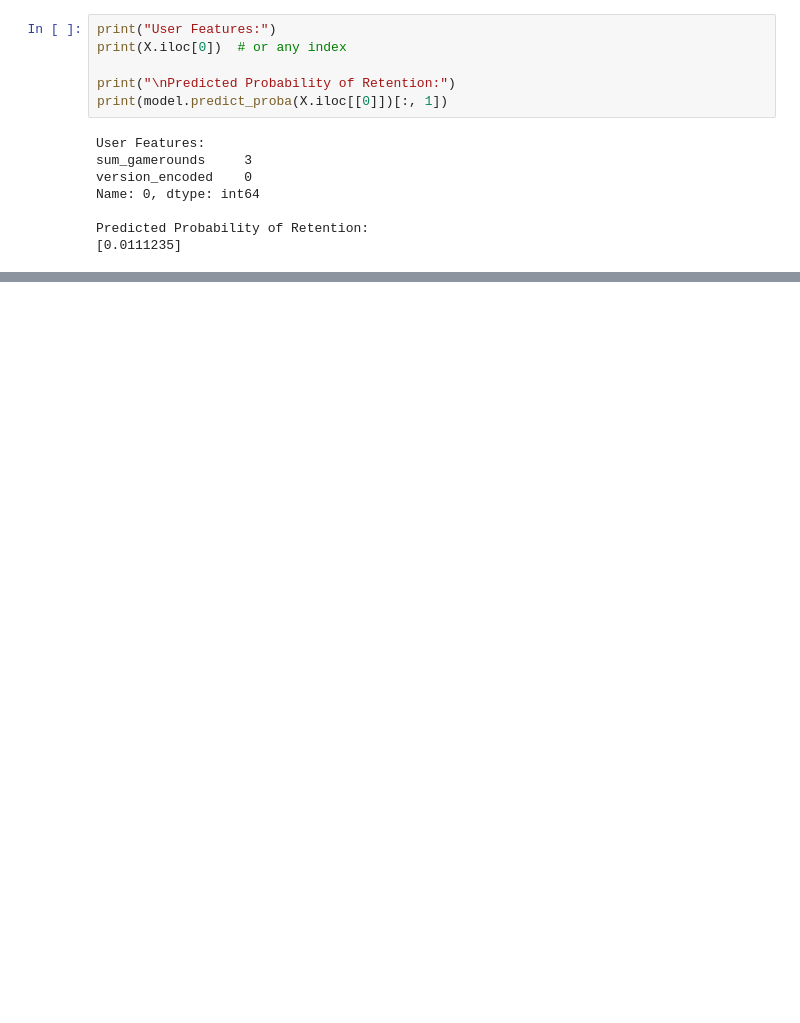
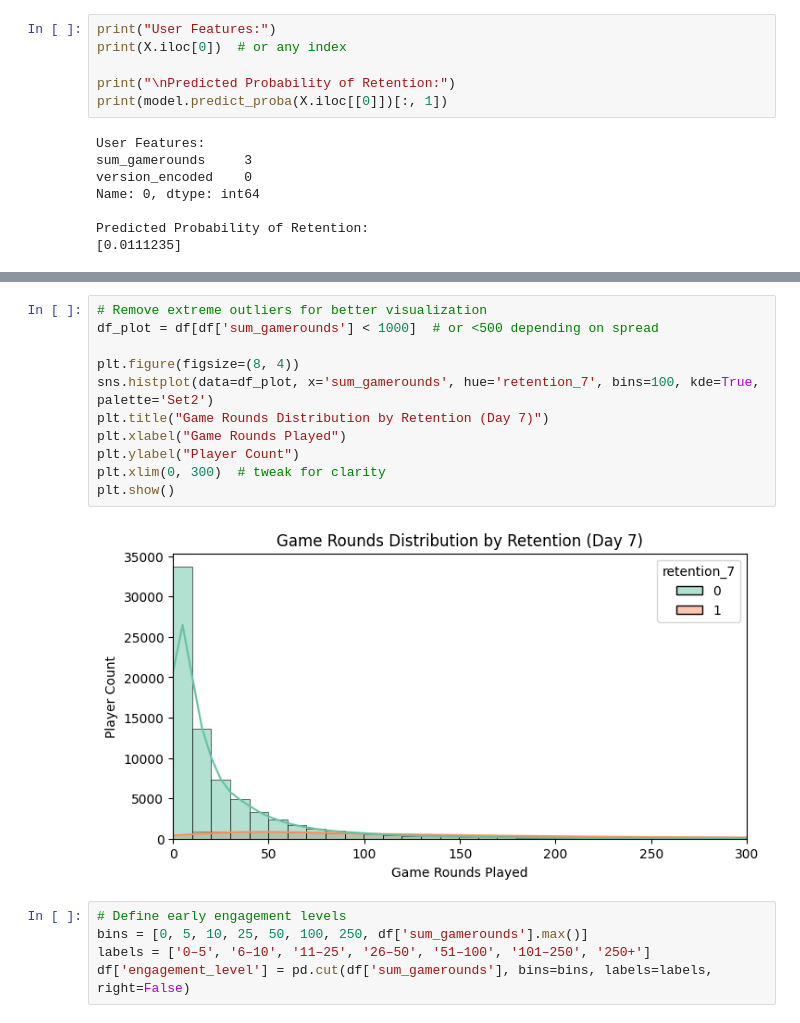
Before and after one commit to JahnaviPatel84/Cookie-Cats-Retention-Analysis, a Jupyter notebook: Cookie_Cats_Retention_Analysis.ipynb, the cells around one changed output, grey strips where cells are left out. Drawn from its saved outputs; the diff is of its cells as text; blank space fills up the shorter version.

```diff
--- a/Cookie_Cats_Retention_Analysis.ipynb
+++ b/Cookie_Cats_Retention_Analysis.ipynb
@@ -123,0 +141,18 @@ Predicted Probability of Retention:
+# %%
+# Remove extreme outliers for better visualization
+df_plot = df[df['sum_gamerounds'] < 1000]  # or <500 depending on spread
+
+plt.figure(figsize=(8, 4))
+sns.histplot(data=df_plot, x='sum_gamerounds', hue='retention_7', bins=100, kde=True, palette='Set2')
+plt.title("Game Rounds Distribution by Retention (Day 7)")
+plt.xlabel("Game Rounds Played")
+plt.ylabel("Player Count")
+plt.xlim(0, 300)  # tweak for clarity
+plt.show()
+# %% [output]
+[figure, added]
+# %%
+# Define early engagement levels
+bins = [0, 5, 10, 25, 50, 100, 250, df['sum_gamerounds'].max()]
+labels = ['0–5', '6–10', '11–25', '26–50', '51–100', '101–250', '250+']
+df['engagement_level'] = pd.cut(df['sum_gamerounds'], bins=bins, labels=labels, right=False)
```
Also changed, not shown: parts of 9 cells of this notebook.
